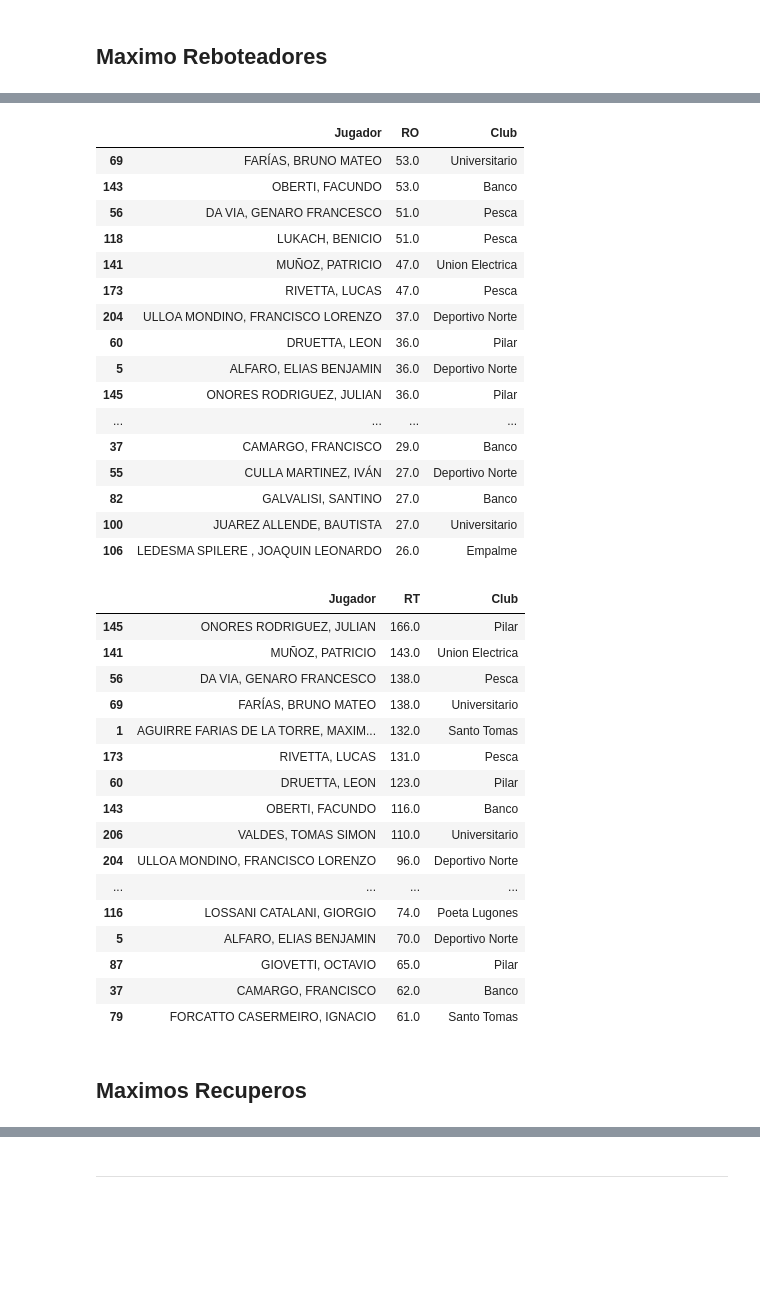
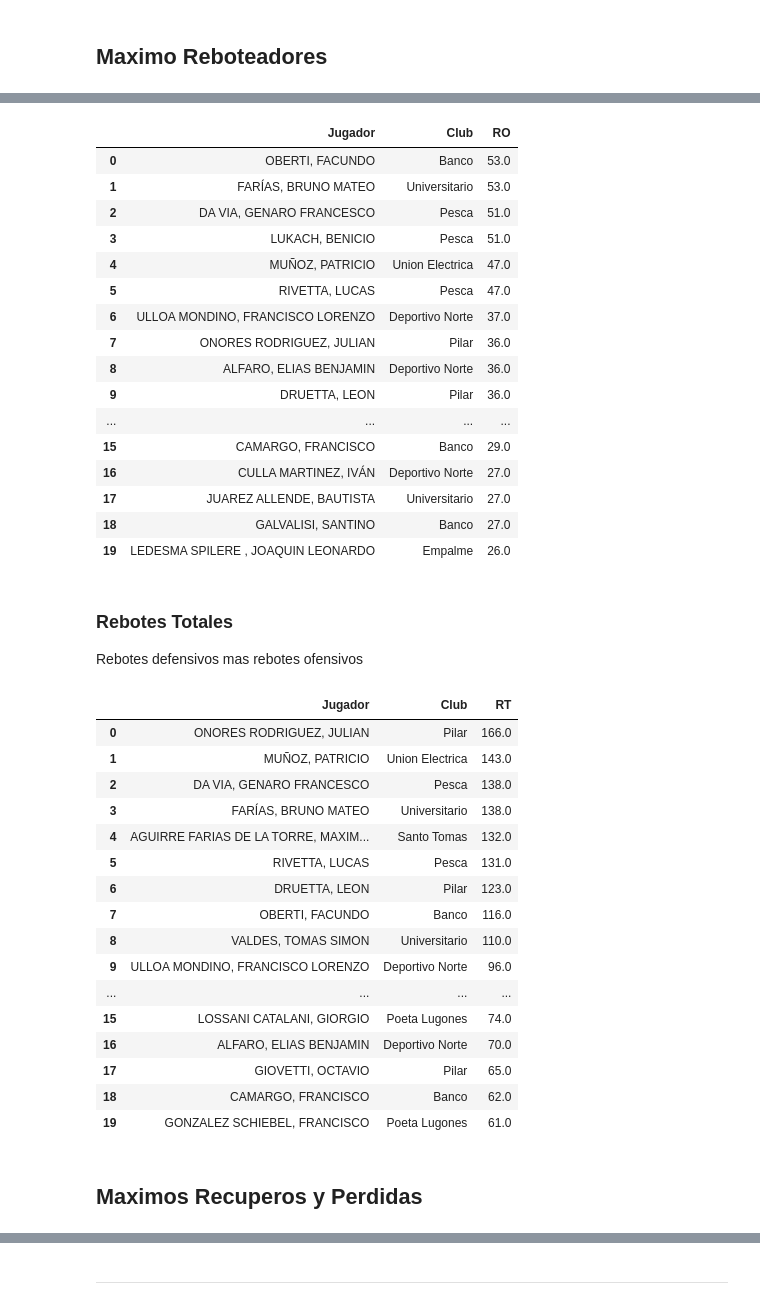
Before and after one commit to nicopinera/AnalisisEstadisticoBasquetU13, a Jupyter notebook: analisis2025.ipynb, the cells around one changed output, grey strips where cells are left out. Drawn from its saved outputs; the diff is of its cells as text; code cells hidden in the pictures; blank space fills up the shorter version.

```diff
--- a/analisis2025.ipynb
+++ b/analisis2025.ipynb
@@ -187,42 +182,45 @@ top_20_rd('resumen_estadisticas_jugadores.csv')
 # %%
-top_20_ro('resumen_estadisticas_jugadores.csv')
+top20.top_20_ro('resumen_estadisticas_jugadores.csv')
 # %% [output]
-|  | Jugador | RO | Club |
-| 69 | FARÍAS, BRUNO MATEO | 53.0 | Universitario |
-| 143 | OBERTI, FACUNDO | 53.0 | Banco |
-| 56 | DA VIA, GENARO FRANCESCO | 51.0 | Pesca |
-| 118 | LUKACH, BENICIO | 51.0 | Pesca |
-| 141 | MUÑOZ, PATRICIO | 47.0 | Union Electrica |
-| 173 | RIVETTA, LUCAS | 47.0 | Pesca |
-| 204 | ULLOA MONDINO, FRANCISCO LORENZO | 37.0 | Deportivo Norte |
-| 60 | DRUETTA, LEON | 36.0 | Pilar |
-| 5 | ALFARO, ELIAS BENJAMIN | 36.0 | Deportivo Norte |
-| 145 | ONORES RODRIGUEZ, JULIAN | 36.0 | Pilar |
+|  | Jugador | Club | RO |
+| 0 | OBERTI, FACUNDO | Banco | 53.0 |
+| 1 | FARÍAS, BRUNO MATEO | Universitario | 53.0 |
+| 2 | DA VIA, GENARO FRANCESCO | Pesca | 51.0 |
+| 3 | LUKACH, BENICIO | Pesca | 51.0 |
+| 4 | MUÑOZ, PATRICIO | Union Electrica | 47.0 |
+| 5 | RIVETTA, LUCAS | Pesca | 47.0 |
+| 6 | ULLOA MONDINO, FRANCISCO LORENZO | Deportivo Norte | 37.0 |
+| 7 | ONORES RODRIGUEZ, JULIAN | Pilar | 36.0 |
+| 8 | ALFARO, ELIAS BENJAMIN | Deportivo Norte | 36.0 |
+| 9 | DRUETTA, LEON | Pilar | 36.0 |
 | ... | ... | ... | ... |
-| 37 | CAMARGO, FRANCISCO | 29.0 | Banco |
-| 55 | CULLA MARTINEZ, IVÁN | 27.0 | Deportivo Norte |
-| 82 | GALVALISI, SANTINO | 27.0 | Banco |
-| 100 | JUAREZ ALLENDE, BAUTISTA | 27.0 | Universitario |
-| 106 | LEDESMA SPILERE , JOAQUIN LEONARDO | 26.0 | Empalme |
+| 15 | CAMARGO, FRANCISCO | Banco | 29.0 |
+| 16 | CULLA MARTINEZ, IVÁN | Deportivo Norte | 27.0 |
+| 17 | JUAREZ ALLENDE, BAUTISTA | Universitario | 27.0 |
+| 18 | GALVALISI, SANTINO | Banco | 27.0 |
+| 19 | LEDESMA SPILERE , JOAQUIN LEONARDO | Empalme | 26.0 |
+# %% [markdown]
+### Rebotes Totales
+Rebotes defensivos mas rebotes ofensivos
 # %%
-top_20_rt('resumen_estadisticas_jugadores.csv')
+top20.top_20_rt('resumen_estadisticas_jugadores.csv')
 # %% [output]
-|  | Jugador | RT | Club |
-| 145 | ONORES RODRIGUEZ, JULIAN | 166.0 | Pilar |
-| 141 | MUÑOZ, PATRICIO | 143.0 | Union Electrica |
-| 56 | DA VIA, GENARO FRANCESCO | 138.0 | Pesca |
-| 69 | FARÍAS, BRUNO MATEO | 138.0 | Universitario |
-| 1 | AGUIRRE FARIAS DE LA TORRE, MAXIM... | 132.0 | Santo Tomas |
-| 173 | RIVETTA, LUCAS | 131.0 | Pesca |
-| 60 | DRUETTA, LEON | 123.0 | Pilar |
-| 143 | OBERTI, FACUNDO | 116.0 | Banco |
-| 206 | VALDES, TOMAS SIMON | 110.0 | Universitario |
-| 204 | ULLOA MONDINO, FRANCISCO LORENZO | 96.0 | Deportivo Norte |
+|  | Jugador | Club | RT |
+| 0 | ONORES RODRIGUEZ, JULIAN | Pilar | 166.0 |
+| 1 | MUÑOZ, PATRICIO | Union Electrica | 143.0 |
+| 2 | DA VIA, GENARO FRANCESCO | Pesca | 138.0 |
+| 3 | FARÍAS, BRUNO MATEO | Universitario | 138.0 |
+| 4 | AGUIRRE FARIAS DE LA TORRE, MAXIM... | Santo Tomas | 132.0 |
+| 5 | RIVETTA, LUCAS | Pesca | 131.0 |
+| 6 | DRUETTA, LEON | Pilar | 123.0 |
+| 7 | OBERTI, FACUNDO | Banco | 116.0 |
+| 8 | VALDES, TOMAS SIMON | Universitario | 110.0 |
+| 9 | ULLOA MONDINO, FRANCISCO LORENZO | Deportivo Norte | 96.0 |
 | ... | ... | ... | ... |
-| 116 | LOSSANI CATALANI, GIORGIO | 74.0 | Poeta Lugones |
-| 5 | ALFARO, ELIAS BENJAMIN | 70.0 | Deportivo Norte |
-| 87 | GIOVETTI, OCTAVIO | 65.0 | Pilar |
-| 37 | CAMARGO, FRANCISCO | 62.0 | Banco |
-| 79 | FORCATTO CASERMEIRO, IGNACIO | 61.0 | Santo Tomas |
+| 15 | LOSSANI CATALANI, GIORGIO | Poeta Lugones | 74.0 |
+| 16 | ALFARO, ELIAS BENJAMIN | Deportivo Norte | 70.0 |
+| 17 | GIOVETTI, OCTAVIO | Pilar | 65.0 |
+| 18 | CAMARGO, FRANCISCO | Banco | 62.0 |
+| 19 | GONZALEZ SCHIEBEL, FRANCISCO | Poeta Lugones | 61.0 |
 # %% [markdown]
-## Maximos Recuperos
+## Maximos Recuperos y Perdidas
```
Also changed, not shown: parts of 15 cells of this notebook, 12 other files.
